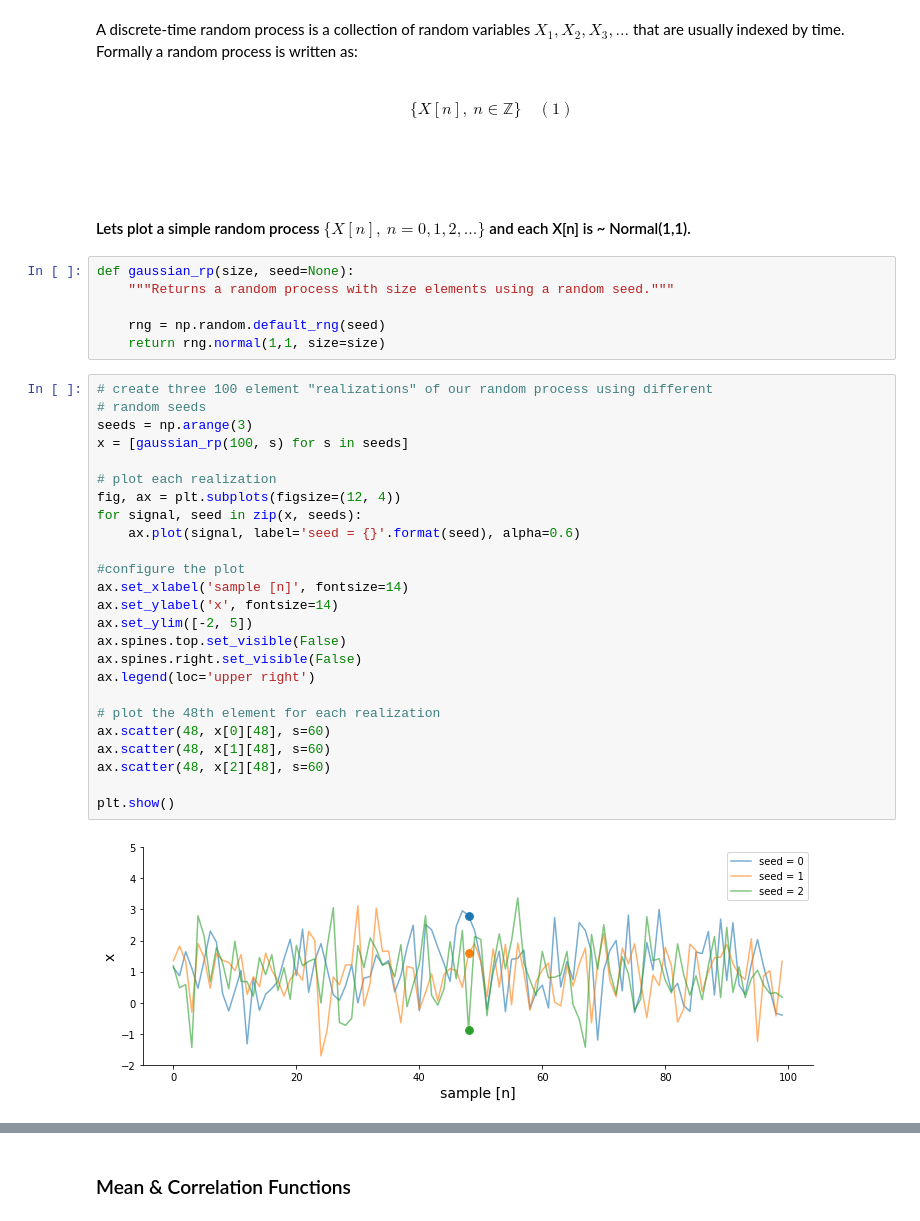
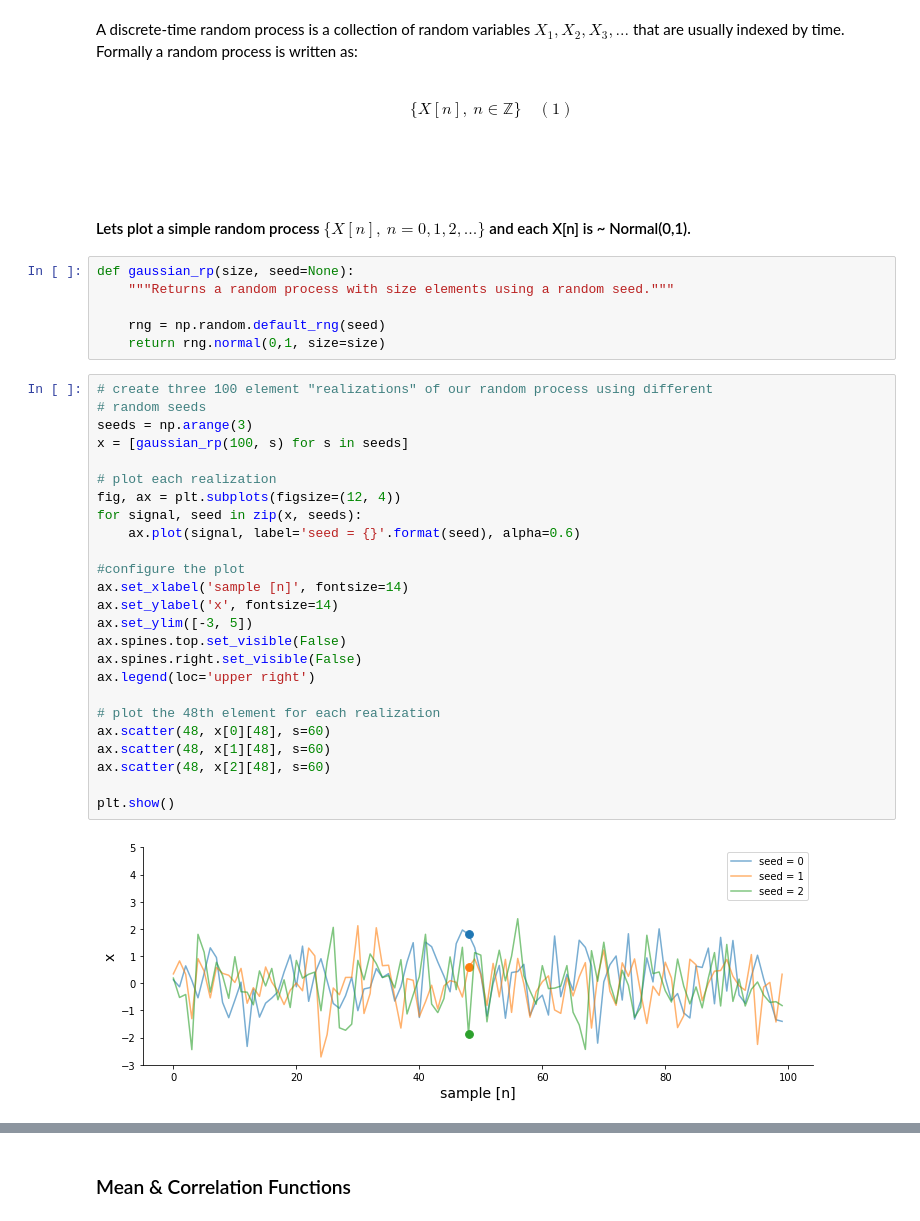
Before and after one commit to mscaudill/openseize, a Jupyter notebook: demos/spectra.ipynb, the cells around one changed output, grey strips where cells are left out. Saved outputs shown, nothing was run; the diff lists cells and outputs as text.

Commit message:
Discussion of WSS random processes in progress

```diff
--- a/demos/spectra.ipynb
+++ b/demos/spectra.ipynb
@@ -52,38 +51,38 @@ A discrete-time random process is a collection of random variables $X_1, X_2, X_
 <br>
 <br>
 # %% [markdown]
-#### Lets plot a simple random process $\{X[n], \ n=0, 1, 2, ...\}$ and each X[n] is ~ Normal(1,1).
+#### Lets plot a simple random process $\{X[n], \ n=0, 1, 2, ...\}$ and each X[n] is ~ Normal(0,1).
 # %%
 def gaussian_rp(size, seed=None):
     """Returns a random process with size elements using a random seed."""
 
     rng = np.random.default_rng(seed)
-    return rng.normal(1,1, size=size)
+    return rng.normal(0,1, size=size)
 # %%
 # create three 100 element "realizations" of our random process using different
 # random seeds
 seeds = np.arange(3)
 x = [gaussian_rp(100, s) for s in seeds]
 
 # plot each realization
 fig, ax = plt.subplots(figsize=(12, 4))
 for signal, seed in zip(x, seeds):
     ax.plot(signal, label='seed = {}'.format(seed), alpha=0.6)
 
 #configure the plot
 ax.set_xlabel('sample [n]', fontsize=14)
 ax.set_ylabel('x', fontsize=14)
-ax.set_ylim([-2, 5])
+ax.set_ylim([-3, 5])
 ax.spines.top.set_visible(False)
 ax.spines.right.set_visible(False)
 ax.legend(loc='upper right')
 
 # plot the 48th element for each realization
 ax.scatter(48, x[0][48], s=60)
 ax.scatter(48, x[1][48], s=60)
 ax.scatter(48, x[2][48], s=60)
 
 plt.show()
 # %% [output]
-[figure, old version]
+[figure, new version]
 # %% [markdown]
```
Also changed, not shown: parts of 22 cells of this notebook.
